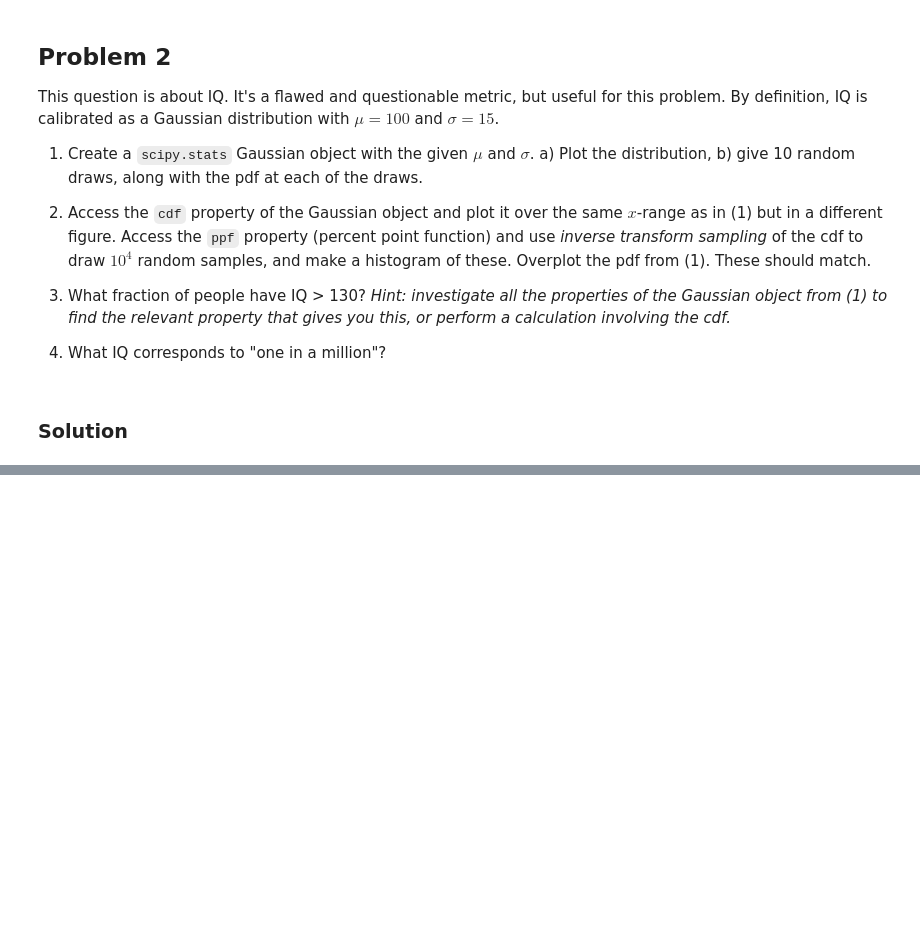
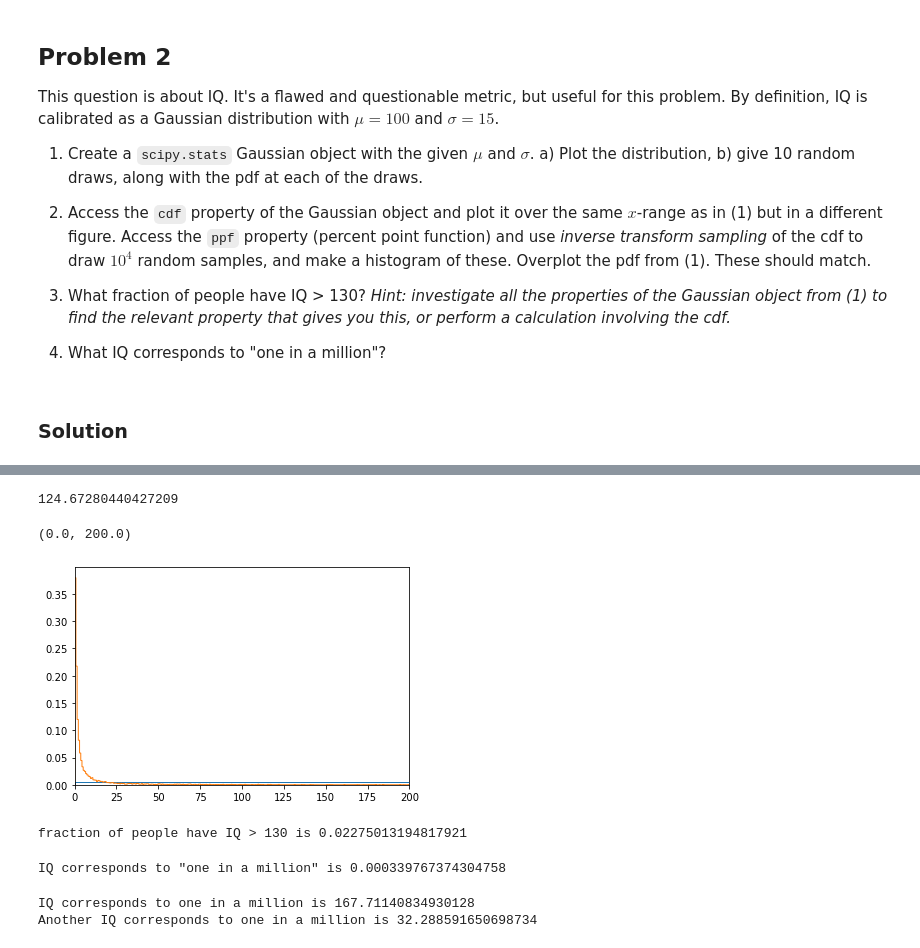
Before and after one commit to SissiChen17/astr3890, a Jupyter notebook: homework_notebooks/homework_4.ipynb, the cells around one changed output, grey strips where cells are left out. Drawn from its saved outputs; the diff is of its cells as text; code cells hidden in the pictures; blank space fills up the shorter version.

```diff
--- a/homework_notebooks/homework_4.ipynb
+++ b/homework_notebooks/homework_4.ipynb
@@ -35,0 +105,48 @@ This question is about IQ. It's a flawed and questionable metric, but useful for
+# %%
+print(norm.ppf(0.95, loc = 100, scale = 15))
+
+from scipy.stats import invgauss
+import matplotlib.pyplot as plt
+
+mu = 100
+
+r = invgauss.rvs(mu, size=10000)
+
+from astropy.visualization.hist import hist as fancyhist
+_ = fancyhist(r, bins="scott", histtype="step", density=True)
+_ = fancyhist(r, bins="freedman", histtype="step",density=True)
+
+plt.xlim(0, 200)
+# %% [output]
+124.67280440427209
+(0.0, 200.0)
+[figure, added]
+# %%
+p = distG.cdf(130)
+print(f'fraction of people have IQ > 130 is {1-p}')
+# %% [output]
+fraction of people have IQ > 130 is 0.02275013194817921
+# %%
+from scipy.stats import invgauss
+
+p = invgauss.pdf(100, 15)
+print(f'IQ corresponds to "one in a million" is {p}')
+# %% [output]
+IQ corresponds to "one in a million" is 0.000339767374304758
+# %%
+# Take inverse of pdf
+import math
+def inverse_pdf_positive(p, mu, sigma):
+    return mu+(-2*(sigma**2)*math.log(sigma*(2*math.pi)**(1/2)*p))**(1/2)
+
+def inverse_pdf_negative(p, mu, sigma):
+    return mu-(-2*(sigma**2)*math.log(sigma*(2*math.pi)**(1/2)*p))**(1/2)
+
+print("IQ corresponds to one in a million is",
+      inverse_pdf_positive(10**(-6), 100, 15))
+
+print("Another IQ corresponds to one in a million is",
+      inverse_pdf_negative(10**(-6), 100, 15))
+# %% [output]
+IQ corresponds to one in a million is 167.71140834930128
+Another IQ corresponds to one in a million is 32.288591650698734
```
Also changed, not shown: parts of 5 cells of this notebook, 1 other file.
